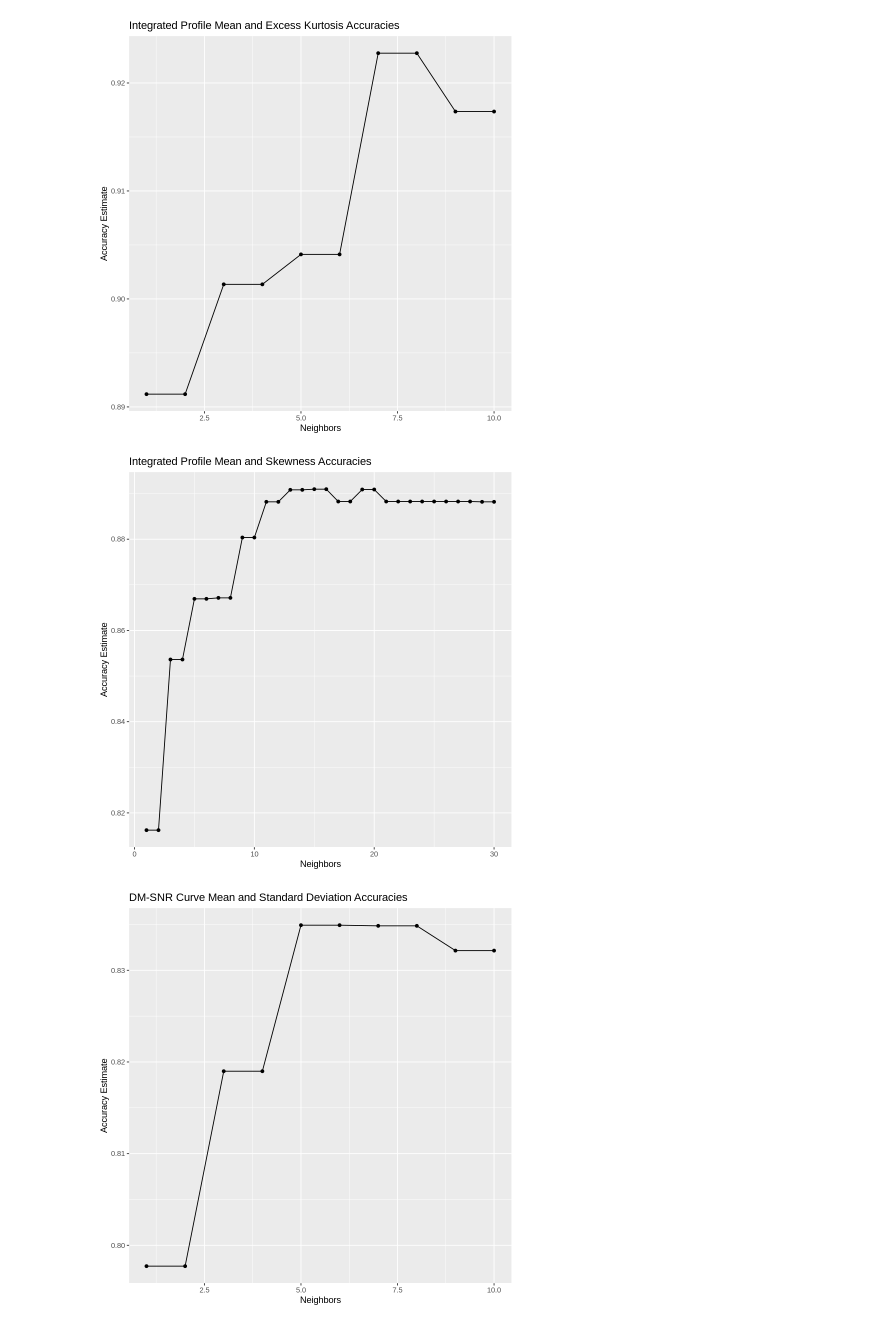
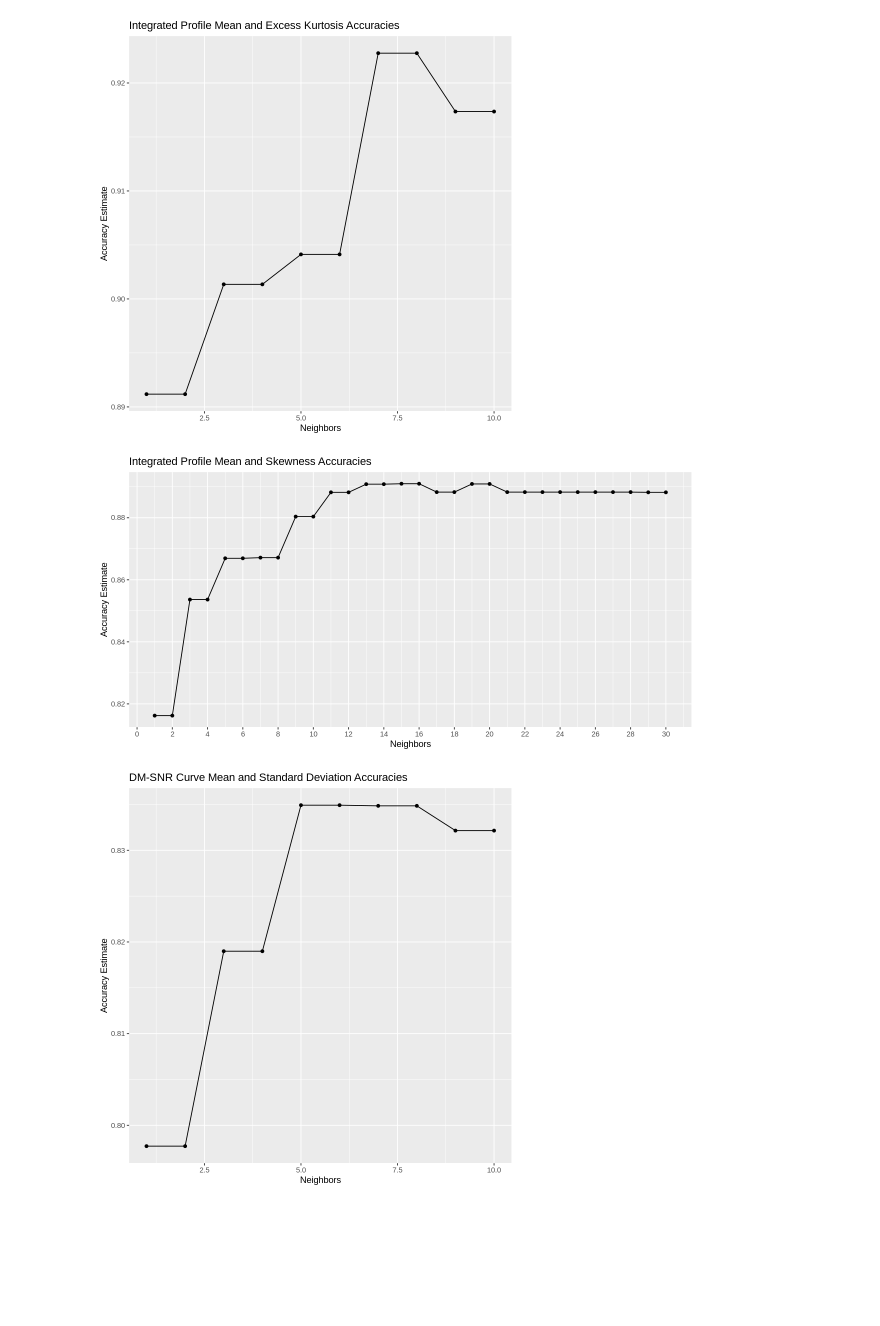
Before and after one commit to kseniak1/DSCI100-Project, a Jupyter notebook: Ksenia_notebook.ipynb, the cells around one changed output. Saved outputs shown, nothing was run; the diff lists cells and outputs as text; code cells hidden in the pictures; blank space fills up the shorter version.

```diff
--- a/Ksenia_notebook.ipynb
+++ b/Ksenia_notebook.ipynb
@@ -190,27 +190,29 @@ A tibble: 10 × 7
 # %%
 ## Pairing 3
 pulsar_recipe3 <- recipe(class ~ mean_ip + skewness_ip, data = pulsar_train) %>%
                     step_scale(all_predictors()) %>%
                     step_center(all_predictors())
 
 ktib <- tibble(neighbors = 1:30)
 knn_results3 <- workflow() %>%
       add_recipe(pulsar_recipe3) %>%
       add_model(knn_tune) %>%
       tune_grid(resamples = pulsar_vfold, grid = ktib) %>%
       collect_metrics() %>%
       filter(.metric == "accuracy")
 
+options(repr.plot.width = 10, repr.plot.height = 5)
 knn_plot3 <- ggplot(knn_results3, aes(x = neighbors, y = mean))+
       geom_point() +
       geom_line() +
       labs(x = "Neighbors", y = "Accuracy Estimate") +
-      ggtitle("Integrated Profile Mean and Skewness Accuracies")
+      ggtitle("Integrated Profile Mean and Skewness Accuracies") +
+      scale_x_continuous(breaks = seq(0, 30, by = 2))
 knn_plot3
 
 k3 <- 11
 # %% [output]
-[figure, old version]
+[figure, new version]
 # %%
 ## Pairing 4
 pulsar_recipe4 <- recipe(class ~ mean_dm + dev_dm, data = pulsar_train) %>%
```
Also changed, not shown: parts of 1 cell of this notebook.
